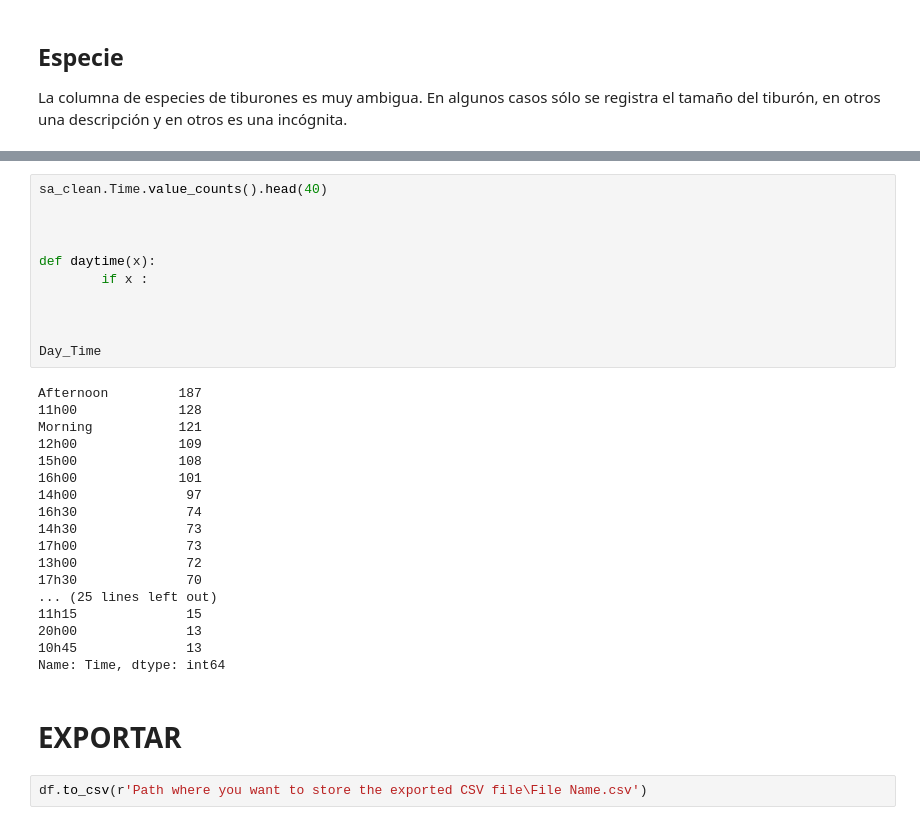
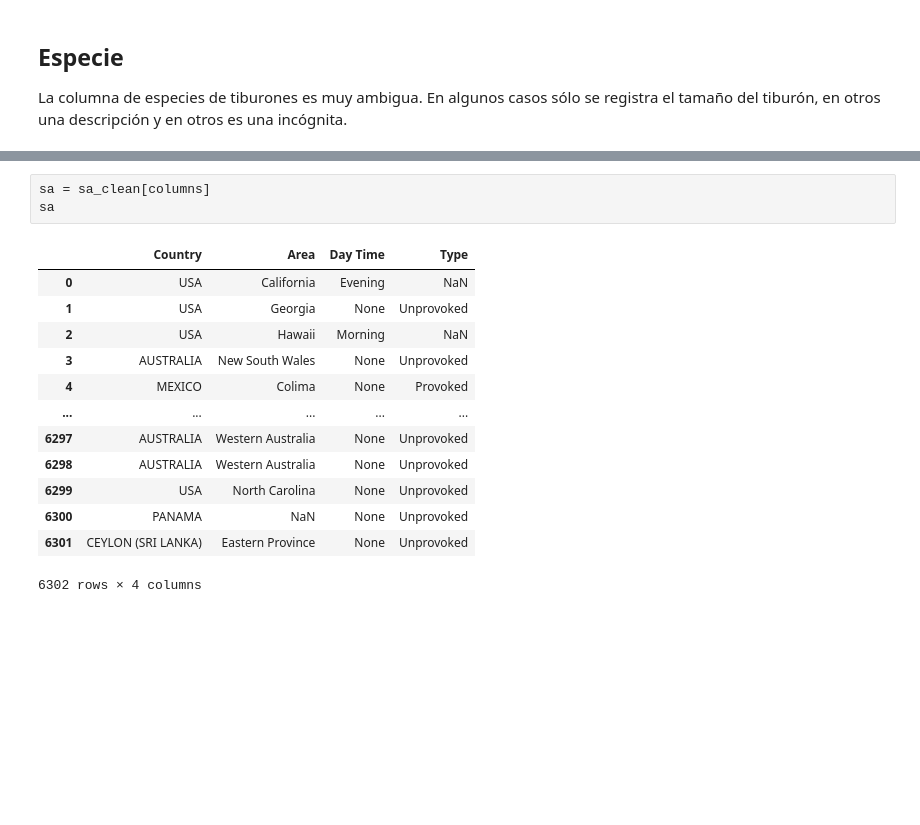
Before and after one commit to adrianacoca/Jaws, a Jupyter notebook: DataCleaning.ipynb, the cells around one changed output, grey strips where cells are left out. Cells and saved outputs as stored; diff of their text form; blank space fills up the shorter version.

```diff
--- a/DataCleaning.ipynb
+++ b/DataCleaning.ipynb
@@ -447,33 +503,17 @@ Name: Area, dtype: int64
-# %%
-sa_clean.Time.value_counts().head(40)
-
-
-
-def daytime(x):
-        if x :
-
-
-
-Day_Time
-# %% [output]
-Afternoon         187
-11h00             128
-Morning           121
-12h00             109
-15h00             108
-16h00             101
-14h00              97
-16h30              74
-14h30              73
-17h00              73
-13h00              72
-17h30              70
-... (25 lines left out)
-11h15              15
-20h00              13
-10h45              13
-Name: Time, dtype: int64
-# %% [markdown]
-# EXPORTAR
-# %%
-df.to_csv(r'Path where you want to store the exported CSV file\File Name.csv')
+# %%
+sa = sa_clean[columns]
+sa
+# %% [output]
+|  | Country | Area | Day Time | Type |
+| 0 | USA | California | Evening | NaN |
+| 1 | USA | Georgia | None | Unprovoked |
+| 2 | USA | Hawaii | Morning | NaN |
+| 3 | AUSTRALIA | New South Wales | None | Unprovoked |
+| 4 | MEXICO | Colima | None | Provoked |
+| ... | ... | ... | ... | ... |
+| 6297 | AUSTRALIA | Western Australia | None | Unprovoked |
+| 6298 | AUSTRALIA | Western Australia | None | Unprovoked |
+| 6299 | USA | North Carolina | None | Unprovoked |
+| 6300 | PANAMA | NaN | None | Unprovoked |
+| 6301 | CEYLON (SRI LANKA) | Eastern Province | None | Unprovoked |
+6302 rows × 4 columns
```
Also changed, not shown: parts of 50 cells of this notebook.
